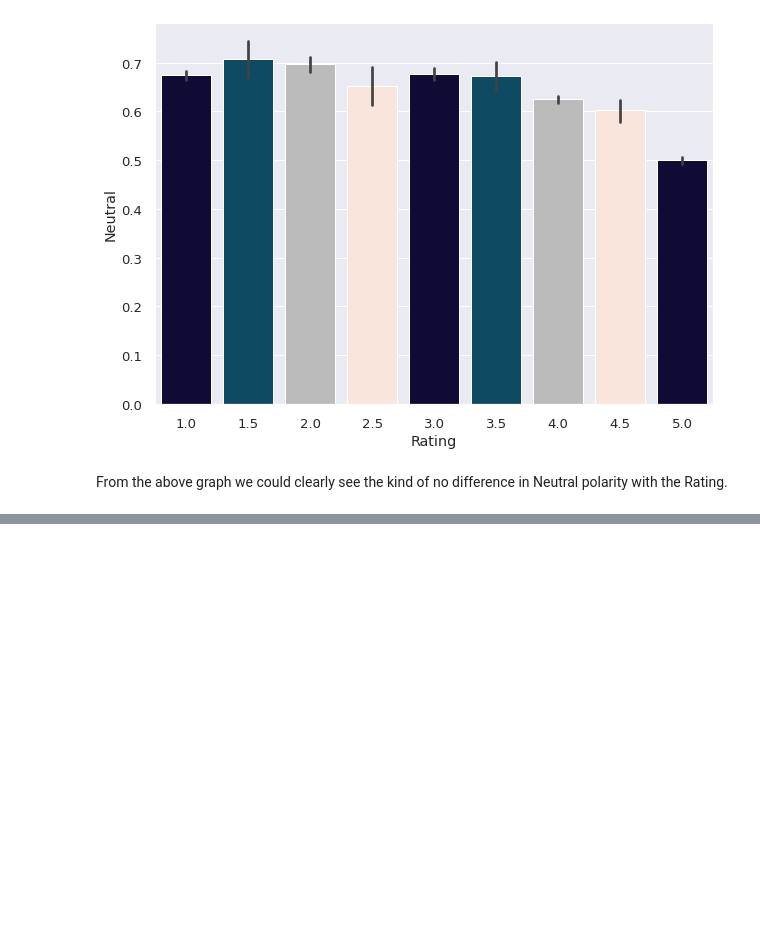
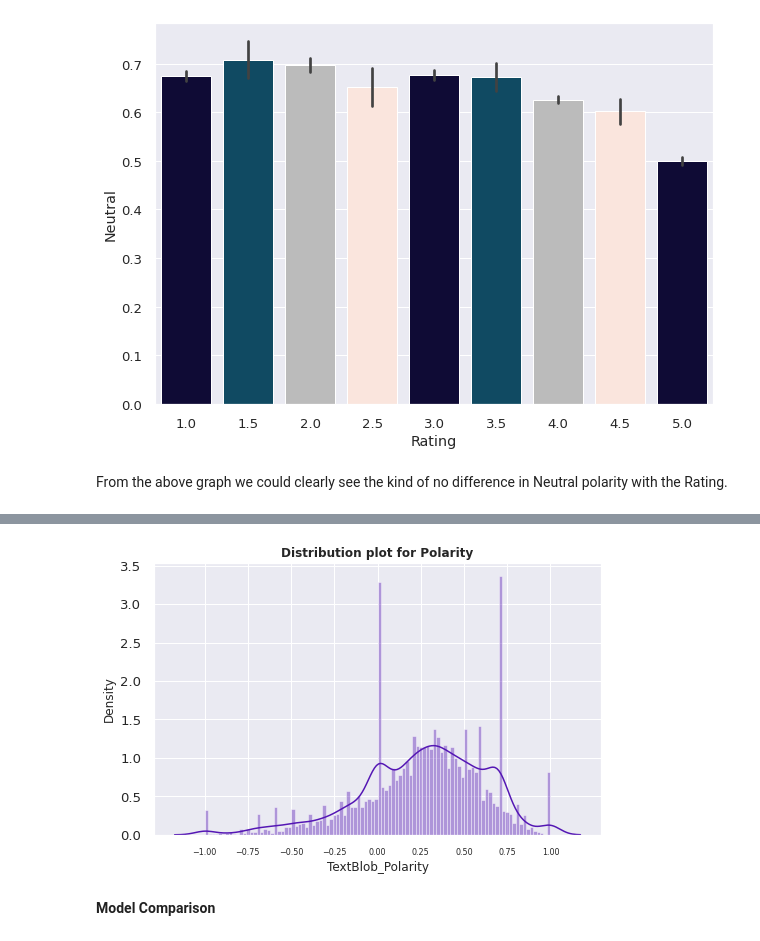
Before and after one commit to SethupathyM/Unsupervised_ML_Clustering_and_Sentiment_Analysis_Zomato_Restaurant, a Jupyter notebook: Zomato_Restaurant_Clustering_and_Sentiment_Analysis_.ipynb, the cells around one changed output, grey strips where cells are left out. Cells and saved outputs as stored; diff of their text form; code cells hidden in the pictures; blank space fills up the shorter version.

```diff
--- a/Zomato_Restaurant_Clustering_and_Sentiment_Analysis_.ipynb
+++ b/Zomato_Restaurant_Clustering_and_Sentiment_Analysis_.ipynb
@@ -1283,0 +1291,3 @@ From the above graph we could clearly see the kind of no difference in Neutral p
+# %%
+# Applying TextBlob Model
+merged_df['TextBlob_Polarity'] = merged_df['Review'].apply(lambda x: TextBlob(x).sentiment.polarity)
@@ -1283,0 +1303,12 @@ From the above graph we could clearly see the kind of no difference in Neutral p
+# %%
+# Distribution plot for Polarity
+plt.figure(figsize=(8,5))
+xticks = [-1,-0.75,-0.5,-0.25,0,0.25,0.5,0.75,1]
+sns.distplot(merged_df['TextBlob_Polarity'],bins = 100,color= '#5416B4')
+plt.title('Distribution plot for Polarity',fontsize = 12,fontweight = 'bold')
+plt.xlabel('TextBlob_Polarity',fontsize = 12)
+plt.ylabel('Density',fontsize = 12)
+plt.xticks(xticks,fontsize = 8)
+plt.show()
+# %% [output]
+[figure, added]
@@ -1283,0 +1317,2 @@ From the above graph we could clearly see the kind of no difference in Neutral p
+# %% [markdown]
+**Model Comparison**
```
Also changed, not shown: parts of 15 cells of this notebook.
